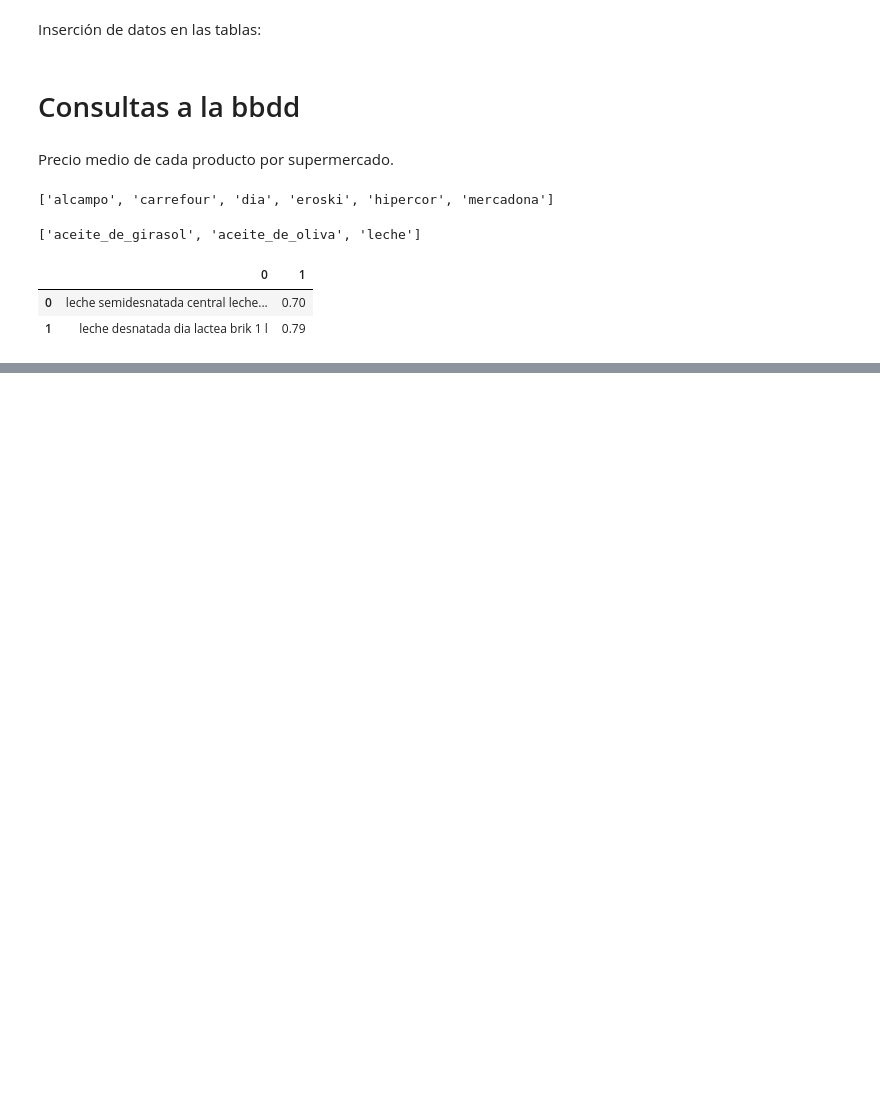
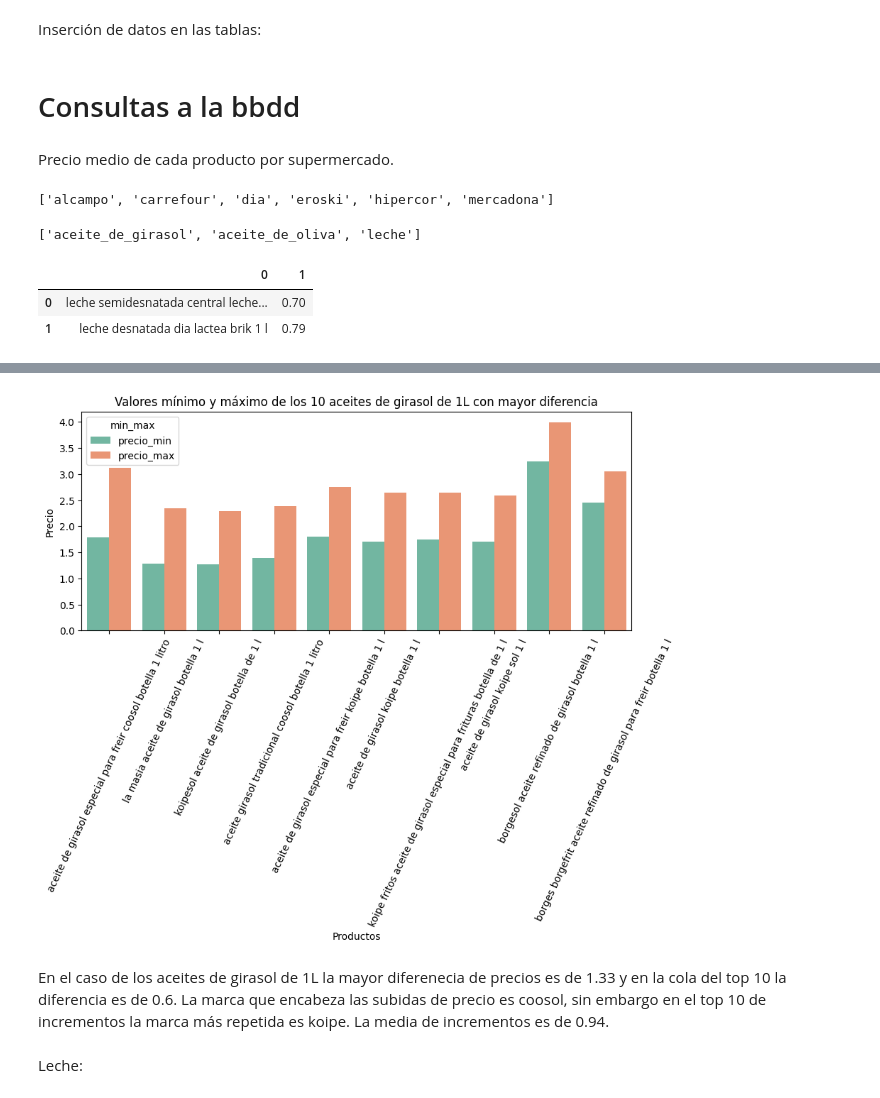
Before and after one commit to elenacano/Proyecto4-AnalisisFacua, a Jupyter notebook: notebooks/4-consultas_bbdd.ipynb, the cells around one changed output, grey strips where cells are left out. Cells and saved outputs as stored; diff of their text form; code cells hidden in the pictures; blank space fills up the shorter version.

```diff
--- a/notebooks/4-consultas_bbdd.ipynb
+++ b/notebooks/4-consultas_bbdd.ipynb
@@ -82,0 +171,21 @@ pd.DataFrame(cursor.fetchall()).head(2)
+# %%
+consulta = """SELECT nombre, min(precio) AS precio_min, max(precio) AS precio_max, max(precio)-min(precio) AS diferencia, min(marca) as marca
+            FROM (SELECT c.nombre, c.precio, m.nombre AS marca
+                    FROM comparativa c
+                    INNER JOIN tipo_producto tp ON tp.id_producto =c.id_producto
+                    INNER JOIN marcas m ON m.id_marca = c.id_marca
+                    WHERE cantidad = '1 l' AND tp.nombre ='aceite de girasol') AS taux
+            GROUP BY nombre
+            ORDER BY diferencia DESC
+            LIMIT 10;"""
+
+conexion = fa.conexion_bbdd("supermercados")
+cursor = conexion.cursor()
+cursor.execute(consulta)
+data = cursor.fetchall()
+
+# Extrae los nombres de las columnas de cursor.description
+column_names = [desc[0] for desc in cursor.description]
+
+# Crea el DataFrame con los nombres de columnas
+df_girasol = pd.DataFrame(data, columns=column_names)
@@ -82,0 +218,18 @@ pd.DataFrame(cursor.fetchall()).head(2)
+# %%
+df_melt = df_girasol.melt(id_vars="nombre", value_vars=["precio_min", "precio_max"], var_name="min_max", value_name="monto")
+
+plt.figure(figsize=(10, 4))
+sns.barplot(x="nombre", y="monto", hue="min_max", palette="Set2", data=df_melt)
+
+plt.title("Valores mínimo y máximo de los 10 aceites de girasol de 1L con mayor diferencia")
+
+plt.xticks(rotation=65)
+plt.xlabel("Productos")
+plt.ylabel("Precio")
+plt.show()
+# %% [output]
+[figure, added]
+# %% [markdown]
+En el caso de los aceites de girasol de 1L la mayor diferenecia de precios es de 1.33 y en la cola del top 10 la diferencia es de 0.6. La marca que encabeza las subidas de precio es coosol, sin embargo en el top 10 de incrementos la marca más repetida es koipe. La media de incrementos es de 0.94.
+# %% [markdown]
+Leche:
```
Also changed, not shown: parts of 52 cells of this notebook, 2 other files.
